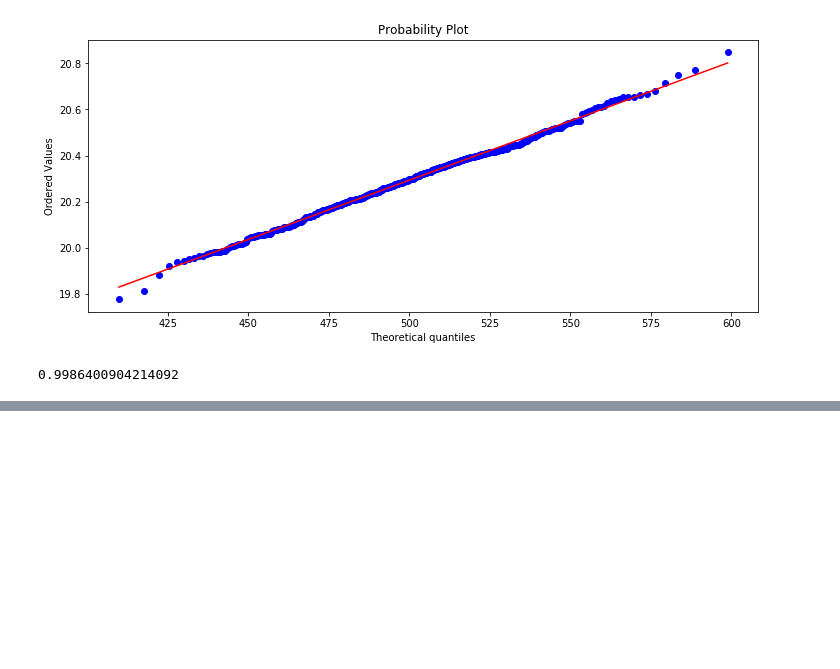
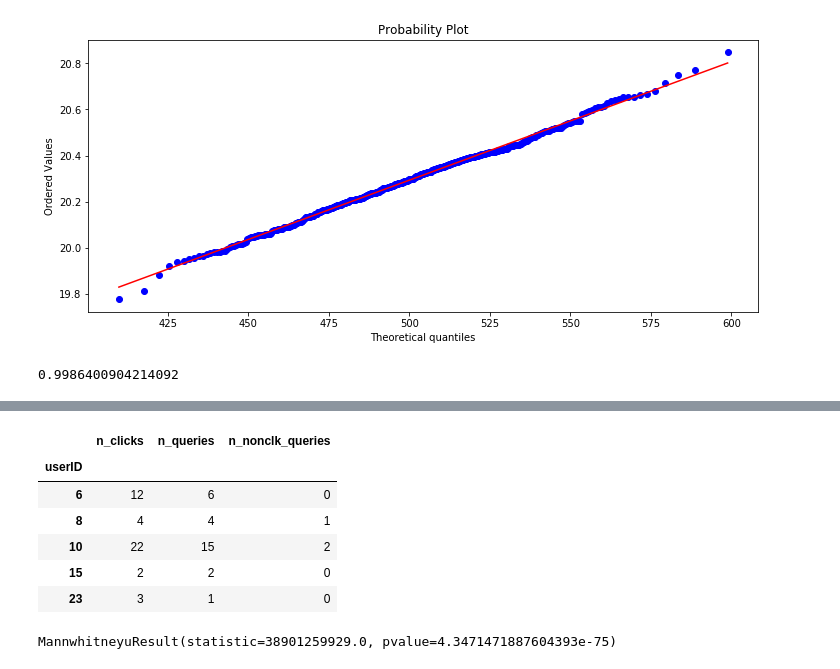
Before and after one commit to laurynovich/Coursera, a Jupyter notebook: Математика и Python для анализа данных/Построение выводов по данным/My assignments/Week4/Анализ результатов АБ-теста.ipynb, the cells around one changed output, grey strips where cells are left out. Drawn from its saved outputs; the diff is of its cells as text; code cells hidden in the pictures; blank space fills up the shorter version.

```diff
--- a/Математика и Python для анализа данных/Построение выводов по данным/My assignments/Week4/Анализ результатов АБ-теста.ipynb
+++ b/Математика и Python для анализа данных/Построение выводов по данным/My assignments/Week4/Анализ результатов АБ-теста.ipynb
@@ -158,0 +174,15 @@ res[1][2]
+# %%
+control_user = control.groupby(['userID']).sum()
+control_user.head()
+# %% [output]
+|  | n_clicks | n_queries | n_nonclk_queries |
+| userID |  |  |  |
+| 6 | 12 | 6 | 0 |
+| 8 | 4 | 4 | 1 |
+| 10 | 22 | 15 | 2 |
+| 15 | 2 | 2 | 0 |
+| 23 | 3 | 1 | 0 |
+# %%
+stats.mannwhitneyu(exp_user.n_clicks, control_user.n_clicks)
+# %% [output]
+MannwhitneyuResult(statistic=38901259929.0, pvalue=4.3471471887604393e-75)
```
Also changed, not shown: parts of 25 cells of this notebook, 3 other files.
